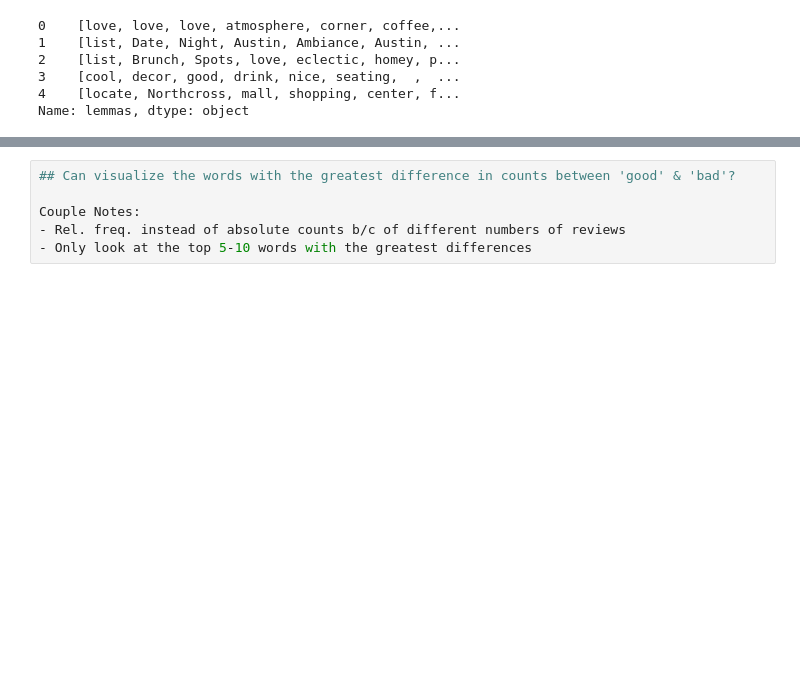
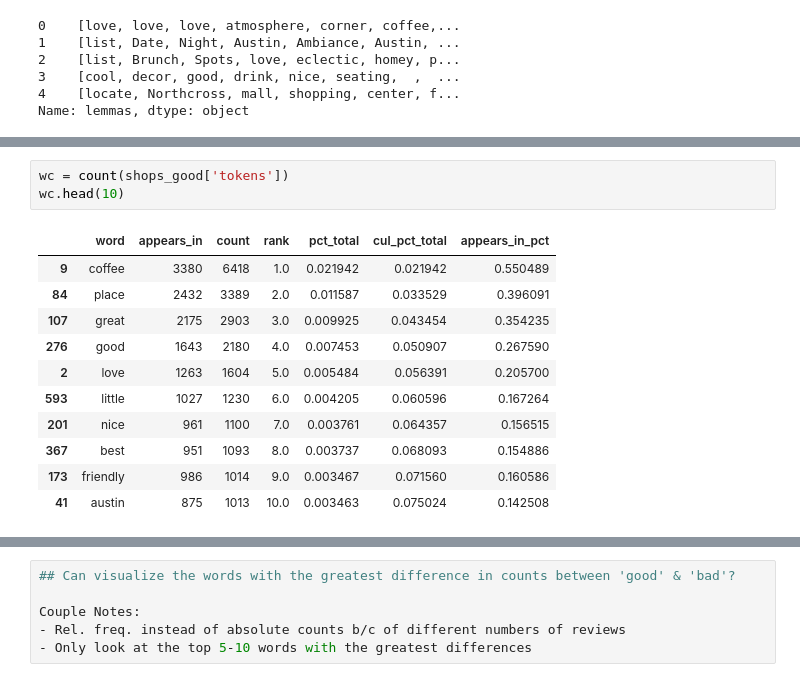
Before and after one commit to Lord-Kanzler/DS-Unit-4-Sprint-1-NLP, a Jupyter notebook: module1-text-data/LS_DS_411_Text_Data_Assignment.ipynb, the cells around one changed output, grey strips where cells are left out. Drawn from its saved outputs; the diff is of its cells as text; blank space fills up the shorter version.

```diff
--- a/module1-text-data/LS_DS_411_Text_Data_Assignment.ipynb
+++ b/module1-text-data/LS_DS_411_Text_Data_Assignment.ipynb
@@ -394,0 +455,15 @@ plt.show()
+# %%
+wc = count(shops_good['tokens'])
+wc.head(10)
+# %% [output]
+|  | word | appears_in | count | rank | pct_total | cul_pct_total | appears_in_pct |
+| 9 | coffee | 3380 | 6418 | 1.0 | 0.021942 | 0.021942 | 0.550489 |
+| 84 | place | 2432 | 3389 | 2.0 | 0.011587 | 0.033529 | 0.396091 |
+| 107 | great | 2175 | 2903 | 3.0 | 0.009925 | 0.043454 | 0.354235 |
+| 276 | good | 1643 | 2180 | 4.0 | 0.007453 | 0.050907 | 0.267590 |
+| 2 | love | 1263 | 1604 | 5.0 | 0.005484 | 0.056391 | 0.205700 |
+| 593 | little | 1027 | 1230 | 6.0 | 0.004205 | 0.060596 | 0.167264 |
+| 201 | nice | 961 | 1100 | 7.0 | 0.003761 | 0.064357 | 0.156515 |
+| 367 | best | 951 | 1093 | 8.0 | 0.003737 | 0.068093 | 0.154886 |
+| 173 | friendly | 986 | 1014 | 9.0 | 0.003467 | 0.071560 | 0.160586 |
+| 41 | austin | 875 | 1013 | 10.0 | 0.003463 | 0.075024 | 0.142508 |
```
Also changed, not shown: parts of 8 cells of this notebook.
